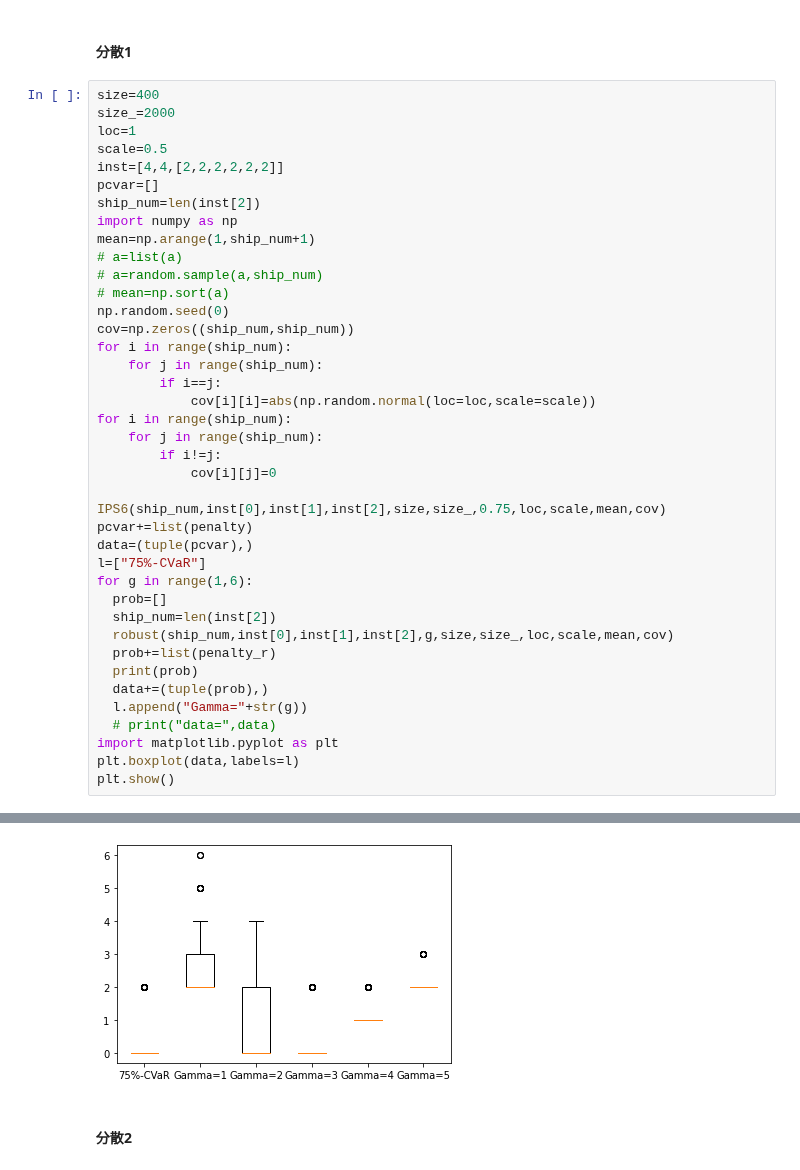
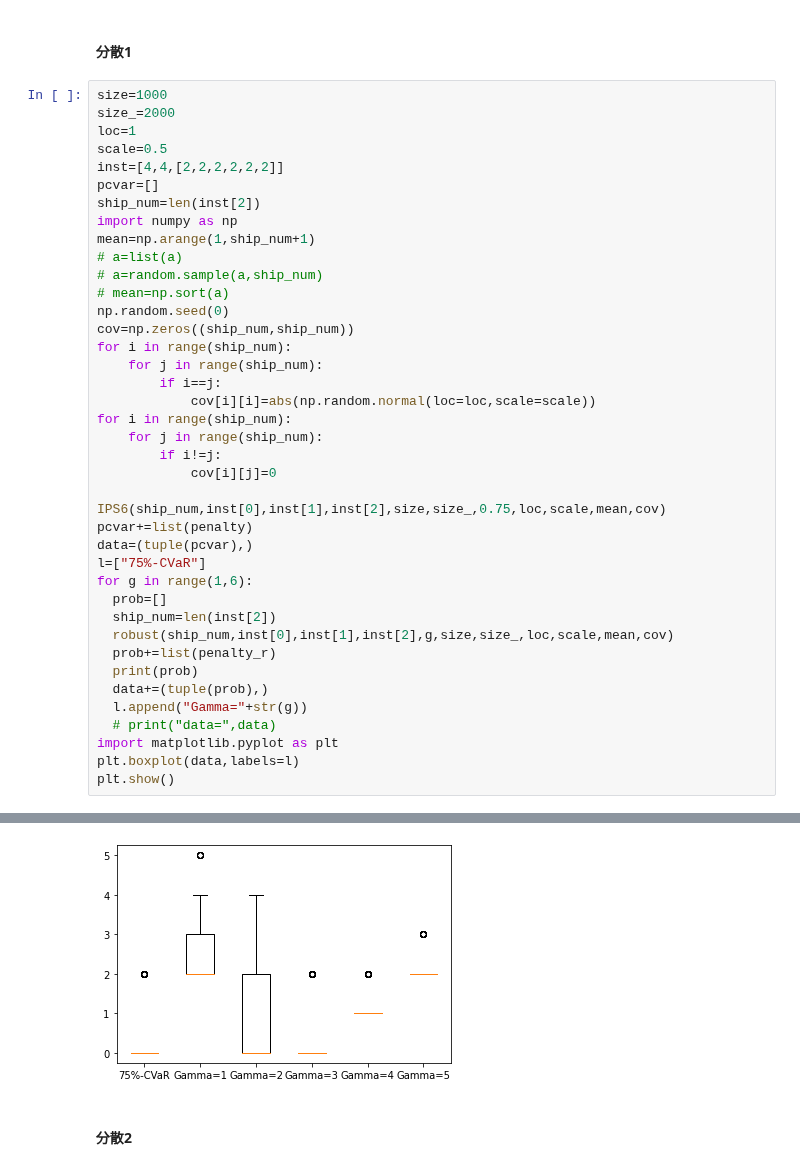
Before and after one commit to ikumadaiki/CPMP, a Jupyter notebook: instance.ipynb, the cells around one changed output, grey strips where cells are left out. Drawn from its saved outputs; the diff is of its cells as text.

```diff
--- a/instance.ipynb
+++ b/instance.ipynb
@@ -308,7 +308,7 @@ def robust(ship_num,stack_num,height,n,Gamma,size,size_,loc,scale,mean,cov):
 # %% [markdown]
 #### 分散1
 # %%
-size=400
+size=1000
 size_=2000
 loc=1
 scale=0.5
@@ -367,5 +367,5 @@ Presolve time: 2.43s
 [2, 2, 2, 2, 2, 2, 2, 2, 2, 2, 2, 2, 2, 2, 2, 2, 2, 2, 2, 2, 2, 2, 2, 2, 2, 2, 2, 2, 2, 2, 2, 2, 2, 2, 2, 2, 2, 2, 2, 2, 2, 2, 2, 2, 2, 2, 2, 2, 2, 2, 2, 2, 2, 2, 2, 2, 2, 2, 2, 2, 2, 2, 2, 2, 2, 2, 2 ...
-[figure, old version]
+[figure, new version]
 # %% [markdown]
 #### 分散2
 # %%
```
Also changed, not shown: parts of 2 cells of this notebook, 1 other file.
